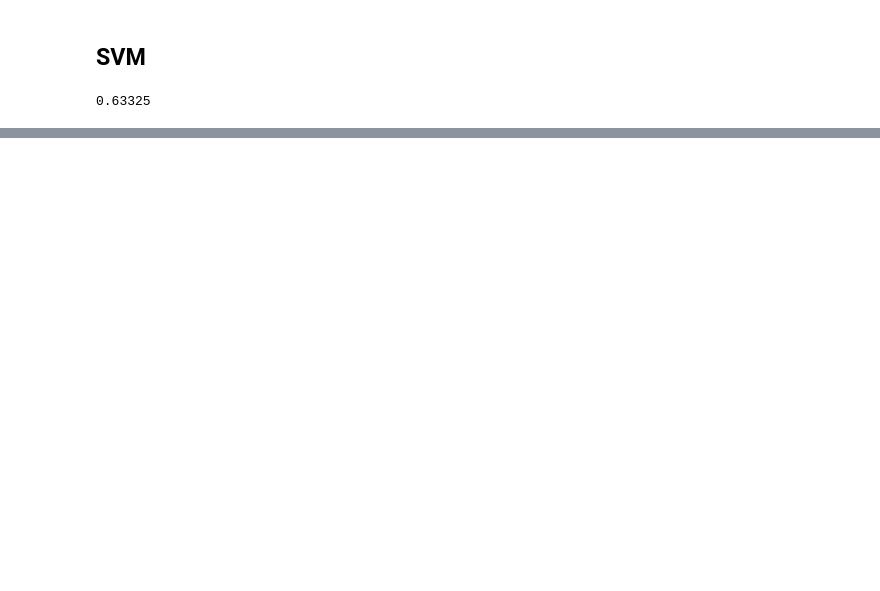
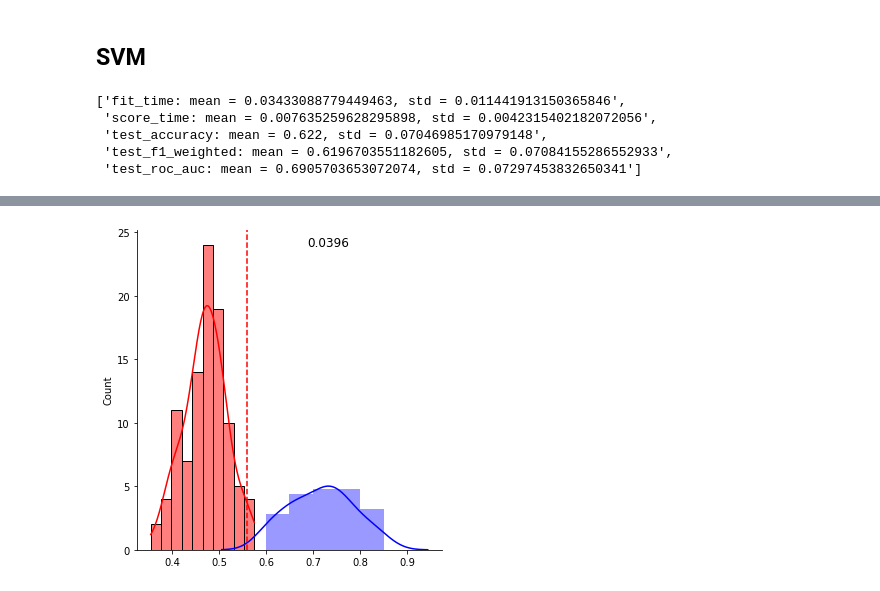
Before and after one commit to sycomix/SuggNet, a Jupyter notebook: notebooks/classification/4 FC Classification.ipynb, the cells around one changed output, grey strips where cells are left out. Cells and saved outputs as stored; diff of their text form; code cells hidden in the pictures; blank space fills up the shorter version.

```diff
--- a/notebooks/classification/4 FC Classification.ipynb
+++ b/notebooks/classification/4 FC Classification.ipynb
@@ -45,4 +176,47 @@ scores = cross_val_score(pipe, X, y, cv=cv, scoring='accuracy', n_jobs=-1)
-# %%
-scores.mean()
-# %% [output]
-0.63325
+# %%
+# cross validation strategies
+from sklearn.model_selection import ShuffleSplit
+from sklearn.model_selection import StratifiedShuffleSplit
+cv = ShuffleSplit(n_splits=5, test_size=0.3)
+cv = RepeatedStratifiedKFold(n_splits=5, n_repeats=10) # in stratifiedkfold,
+# the folds are made by preserving the percentage of samples for each class.
+# cv = StratifiedShuffleSplit(n_splits=5, test_size=0.3)
+
+# pipeline
+from sklearn.feature_selection import VarianceThreshold
+
+pipe = Pipeline([
+    ('zerovar', VarianceThreshold(threshold=0.0)),
+    ('scale', StandardScaler()),
+    ('select', SelectFromModel(SVC(kernel='linear'))),
+    # ('reduce', PCA(n_components=10)),
+    ('clf', SVC(kernel='linear', probability=True)),
+    # ('clf', DummyClassifier(strategy='uniform'))
+    # ('clf', RandomForestClassifier())
+])
+
+# computing cross valided scores with multiple metric evaluation
+from sklearn.model_selection import cross_validate
+scoring = ['accuracy', 'f1_weighted', 'roc_auc']
+scores = cross_validate(pipe, X, y, cv=cv, scoring=scoring, n_jobs=-1)
+[f'{i}: mean = {scores[i].mean()}, std = {scores[i].std()}' for i in scores.keys()]
+# %% [output]
+['fit_time: mean = 0.03433088779449463, std = 0.011441913150365846',
+ 'score_time: mean = 0.007635259628295898, std = 0.0042315402182072056',
+ 'test_accuracy: mean = 0.622, std = 0.07046985170979148',
+ 'test_f1_weighted: mean = 0.6196703551182605, std = 0.07084155286552933',
+ 'test_roc_auc: mean = 0.6905703653072074, std = 0.07297453832650341']
+# %%
+# permutation test
+from sklearn.model_selection import permutation_test_score
+cv = StratifiedShuffleSplit(n_splits=5, test_size=0.3)
+
+obs_score, perm_socres, p_value = permutation_test_score(
+    pipe, X, y, cv=5, scoring='accuracy', n_permutations=100, n_jobs=-1, verbose=3)
+
+sns.displot(perm_socres, kde=True, color='red')
+sns.distplot(scores['test_accuracy'], kde=True, color='blue')
+plt.axvline(obs_score, color='r', linestyle='--')
+plt.annotate(f'{p_value:.4f}', xy=(obs_score, 0.95), xycoords='axes fraction', fontsize=12)
+plt.show()
+# %% [output]
@@ -48,0 +226 @@ scores.mean()
+[figure, added]
```
Also changed, not shown: parts of 16 cells of this notebook.
